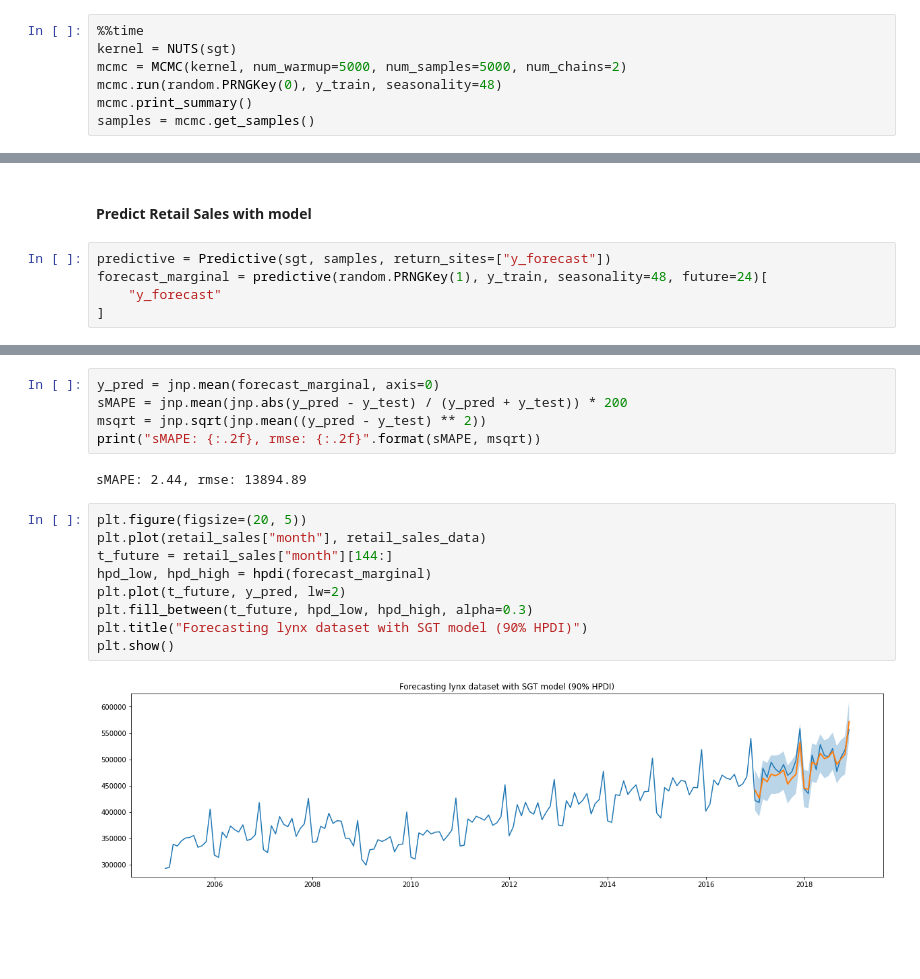
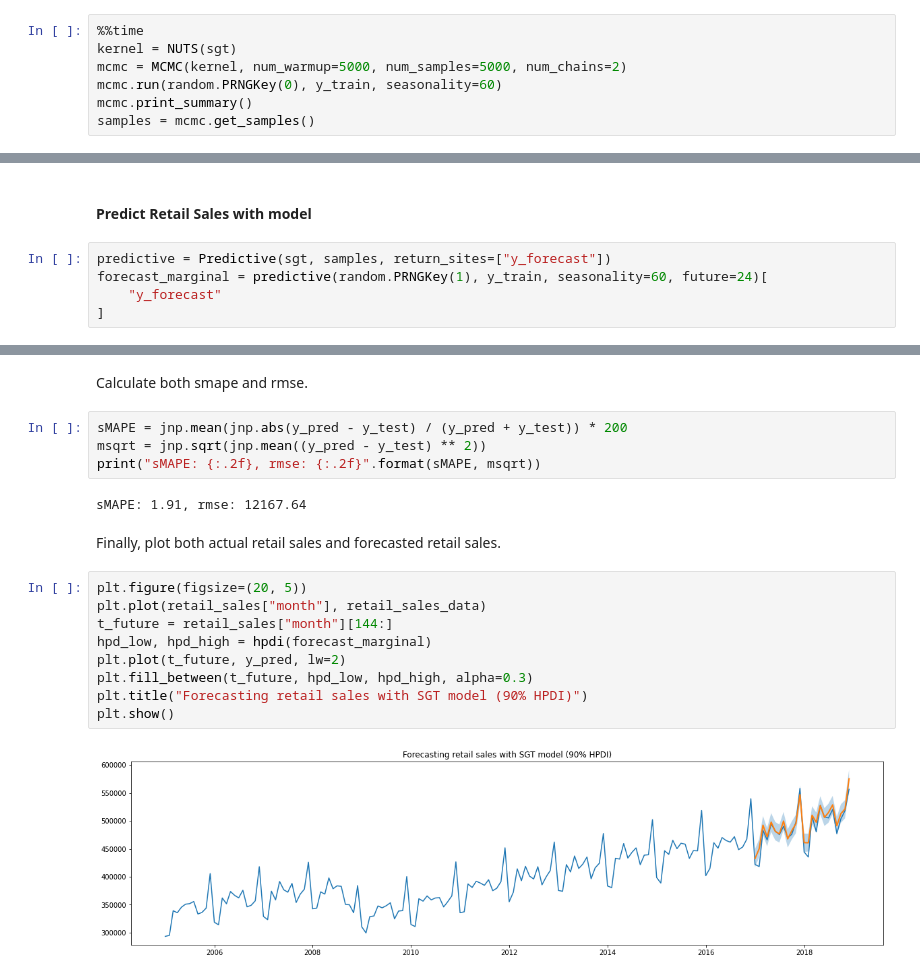
Before and after one commit to sungkim11/forecast-sales, a Jupyter notebook: forecast_sales_using_numpyro.ipynb, the cells around one changed output, grey strips where cells are left out. Saved outputs shown, nothing was run; the diff lists cells and outputs as text; blank space fills up the shorter version.

```diff
--- a/forecast_sales_using_numpyro.ipynb
+++ b/forecast_sales_using_numpyro.ipynb
@@ -322,7 +366,7 @@ Lag values sorted according to their autocorrelation values:
 %%time
 kernel = NUTS(sgt)
 mcmc = MCMC(kernel, num_warmup=5000, num_samples=5000, num_chains=2)
-mcmc.run(random.PRNGKey(0), y_train, seasonality=48)
+mcmc.run(random.PRNGKey(0), y_train, seasonality=60)
 mcmc.print_summary()
 samples = mcmc.get_samples()
 # %% [output]
@@ -347,7 +391,7 @@ Wall time: 2min 33s
 #### Predict Retail Sales with model
 # %%
 predictive = Predictive(sgt, samples, return_sites=["y_forecast"])
-forecast_marginal = predictive(random.PRNGKey(1), y_train, seasonality=48, future=24)[
+forecast_marginal = predictive(random.PRNGKey(1), y_train, seasonality=60, future=24)[
     "y_forecast"
 ]
 # %% [markdown]
@@ -355,18 +408,21 @@ forecast_marginal = predictive(random.PRNGKey(1), y_train, seasonality=48, futur
+# %% [markdown]
+Calculate both smape and rmse.
 # %%
-y_pred = jnp.mean(forecast_marginal, axis=0)
 sMAPE = jnp.mean(jnp.abs(y_pred - y_test) / (y_pred + y_test)) * 200
 msqrt = jnp.sqrt(jnp.mean((y_pred - y_test) ** 2))
 print("sMAPE: {:.2f}, rmse: {:.2f}".format(sMAPE, msqrt))
 # %% [output]
-sMAPE: 2.44, rmse: 13894.89
+sMAPE: 1.91, rmse: 12167.64
+# %% [markdown]
+Finally, plot both actual retail sales and forecasted retail sales.
 # %%
 plt.figure(figsize=(20, 5))
 plt.plot(retail_sales["month"], retail_sales_data)
 t_future = retail_sales["month"][144:]
 hpd_low, hpd_high = hpdi(forecast_marginal)
 plt.plot(t_future, y_pred, lw=2)
 plt.fill_between(t_future, hpd_low, hpd_high, alpha=0.3)
-plt.title("Forecasting lynx dataset with SGT model (90% HPDI)")
+plt.title("Forecasting retail sales with SGT model (90% HPDI)")
 plt.show()
 # %% [output]
-[figure, old version]
+[figure, new version]
```
Also changed, not shown: parts of 19 cells of this notebook.
